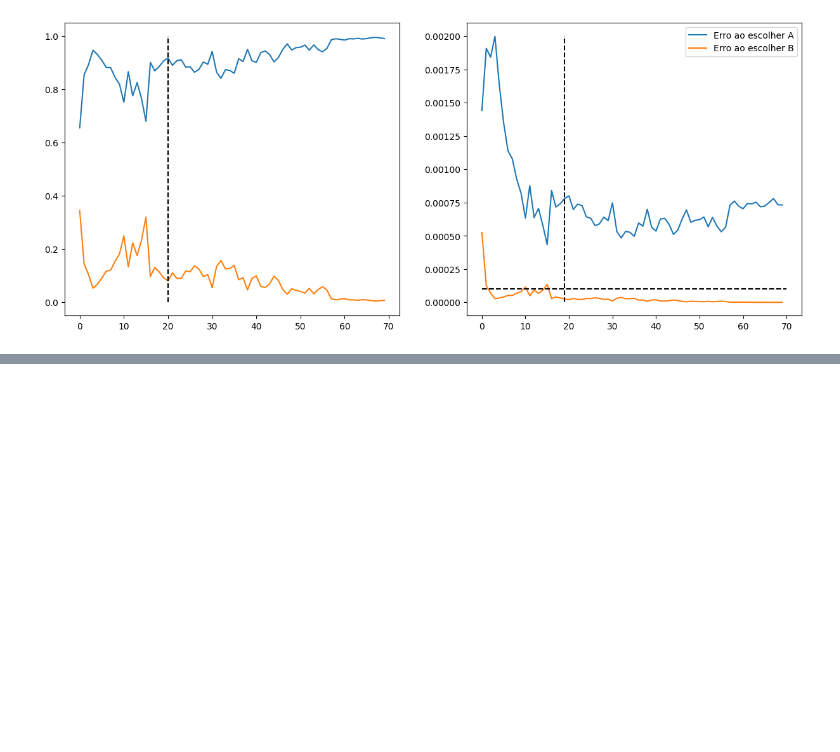
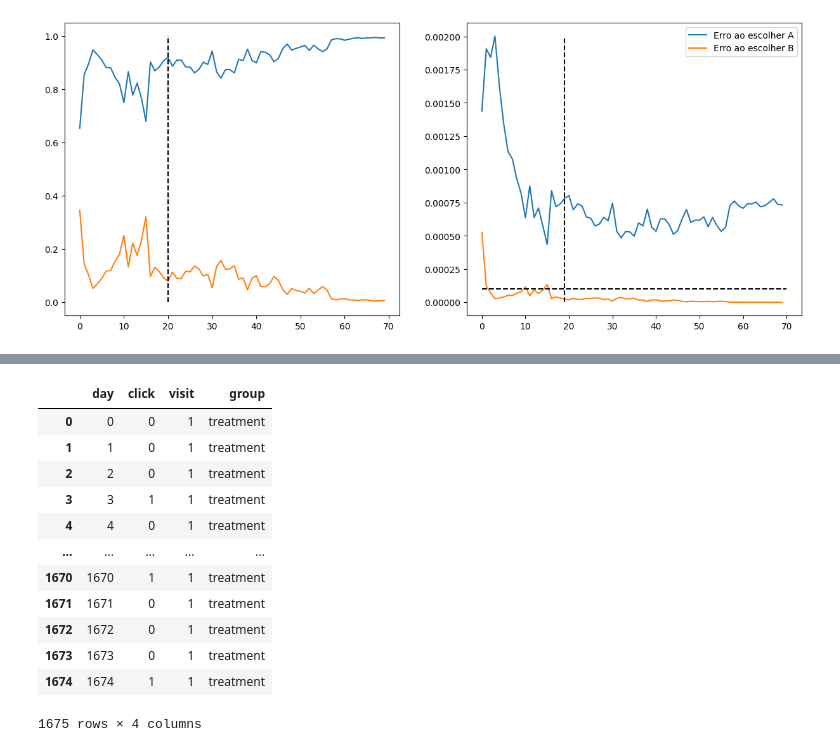
Before and after one commit to ian-alves-sousa/ab_bayesiano, a Jupyter notebook: AB_Frequentista.ipynb, the cells around one changed output, grey strips where cells are left out. Saved outputs shown, nothing was run; the diff lists cells and outputs as text; code cells hidden in the pictures; blank space fills up the shorter version.

```diff
--- a/AB_Frequentista.ipynb
+++ b/AB_Frequentista.ipynb
@@ -223,0 +263,16 @@ plt.legend();
+# %%
+df_exp
+# %% [output]
+|  | day | click | visit | group |
+| 0 | 0 | 0 | 1 | treatment |
+| 1 | 1 | 0 | 1 | treatment |
+| 2 | 2 | 0 | 1 | treatment |
+| 3 | 3 | 1 | 1 | treatment |
+| 4 | 4 | 0 | 1 | treatment |
+| ... | ... | ... | ... | ... |
+| 1670 | 1670 | 1 | 1 | treatment |
+| 1671 | 1671 | 0 | 1 | treatment |
+| 1672 | 1672 | 0 | 1 | treatment |
+| 1673 | 1673 | 0 | 1 | treatment |
+| 1674 | 1674 | 1 | 1 | treatment |
+1675 rows × 4 columns
```
Also changed, not shown: parts of 2 cells of this notebook, 7 other files.
